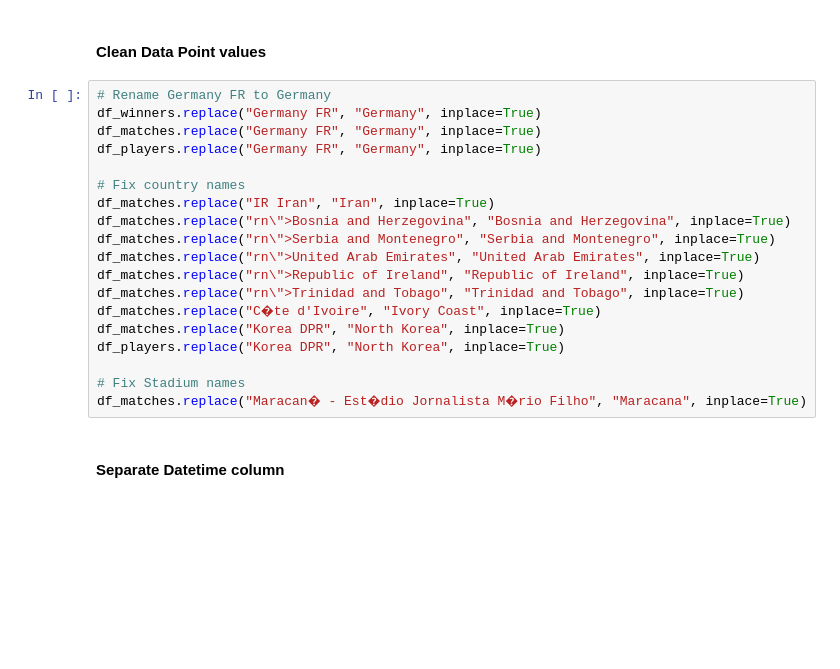
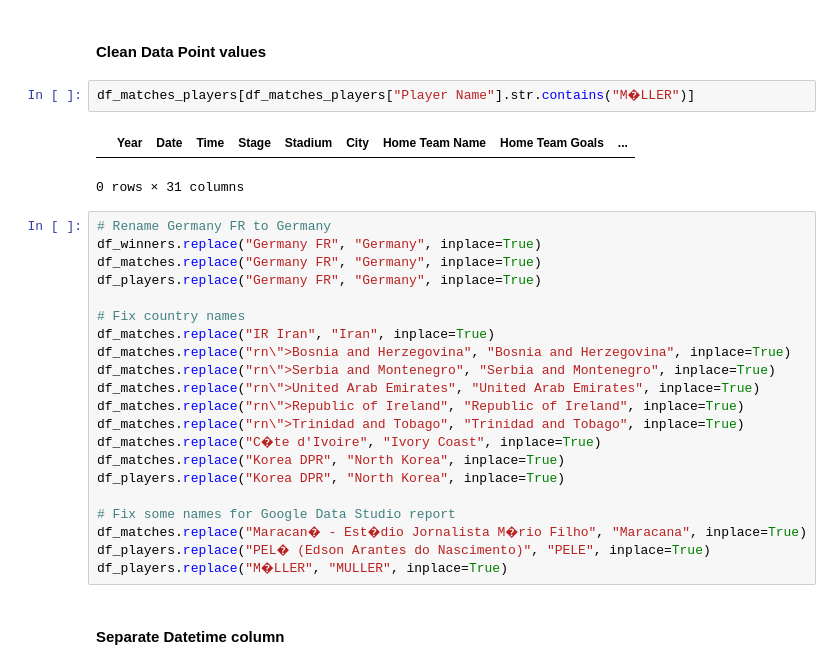
Before and after one commit to jodythai/world-cup-da, a Jupyter notebook: Team 6 - World Cup.ipynb, the cells around one changed output. Drawn from its saved outputs; the diff is of its cells as text; blank space fills up the shorter version.

```diff
--- a/Team 6 - World Cup.ipynb
+++ b/Team 6 - World Cup.ipynb
@@ -162,6 +162,11 @@ df_winners.head(2)
 | 1 | 1934 | Italy | Italy | Czechoslovakia | Germany | Austria | 70 | 16 | 17 | ... |
 # %% [markdown]
 #### Clean Data Point values
+# %%
+df_matches_players[df_matches_players["Player Name"].str.contains("M�LLER")]
+# %% [output]
+|  | Year | Date | Time | Stage | Stadium | City | Home Team Name | Home Team Goals | ... |
+0 rows × 31 columns
 # %%
 # Rename Germany FR to Germany
 df_winners.replace("Germany FR", "Germany", inplace=True)
@@ -179,8 +184,10 @@ df_matches.replace("C�te d'Ivoire", "Ivory Coast", inplace=True)
 df_matches.replace("Korea DPR", "North Korea", inplace=True)
 df_players.replace("Korea DPR", "North Korea", inplace=True)
 
-# Fix Stadium names
+# Fix some names for Google Data Studio report
 df_matches.replace("Maracan� - Est�dio Jornalista M�rio Filho", "Maracana", inplace=True)
+df_players.replace("PEL� (Edson Arantes do Nascimento)", "PELE", inplace=True)
+df_players.replace("M�LLER", "MULLER", inplace=True)
 # %% [markdown]
 #### Separate Datetime column
 # %%
```
Also changed, not shown: parts of 14 cells of this notebook, 2 other files.
